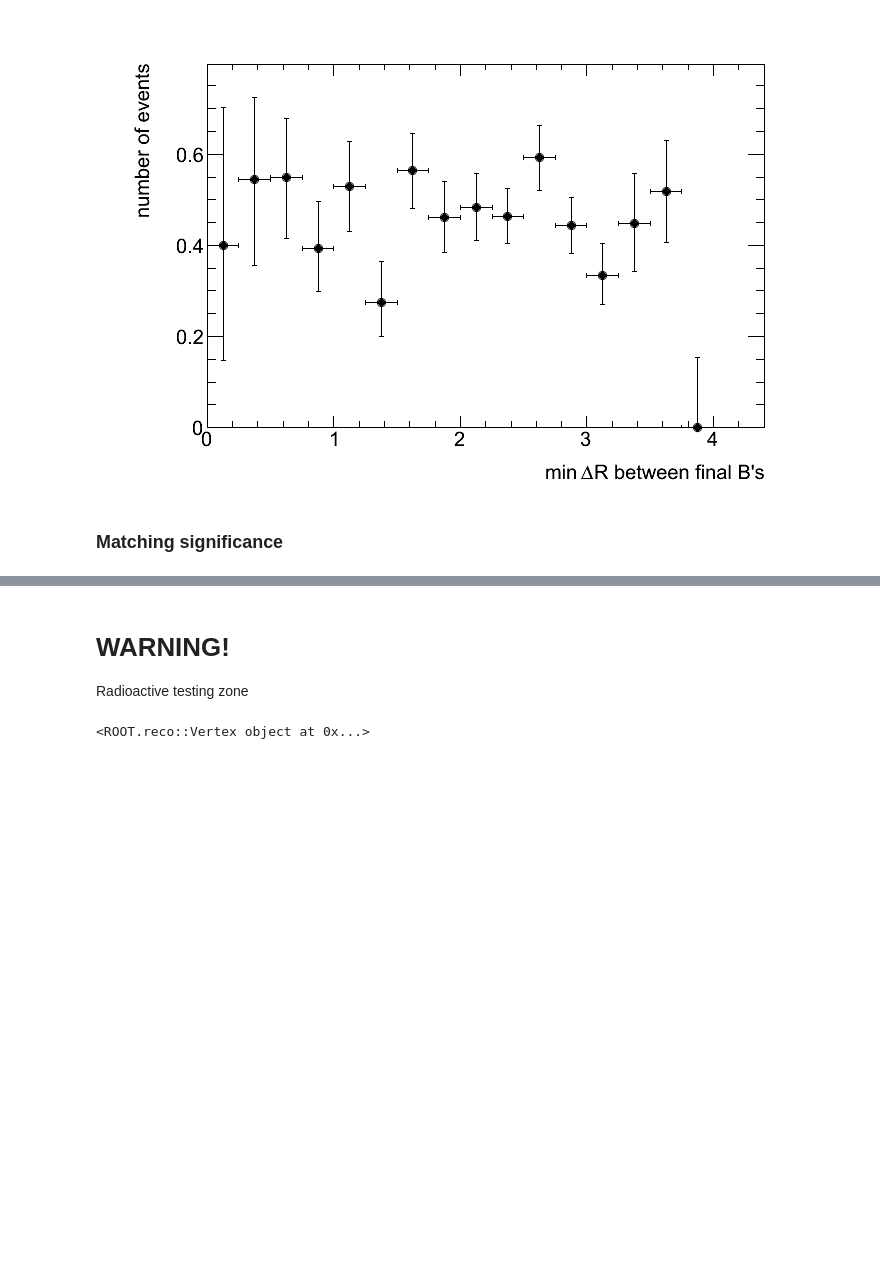
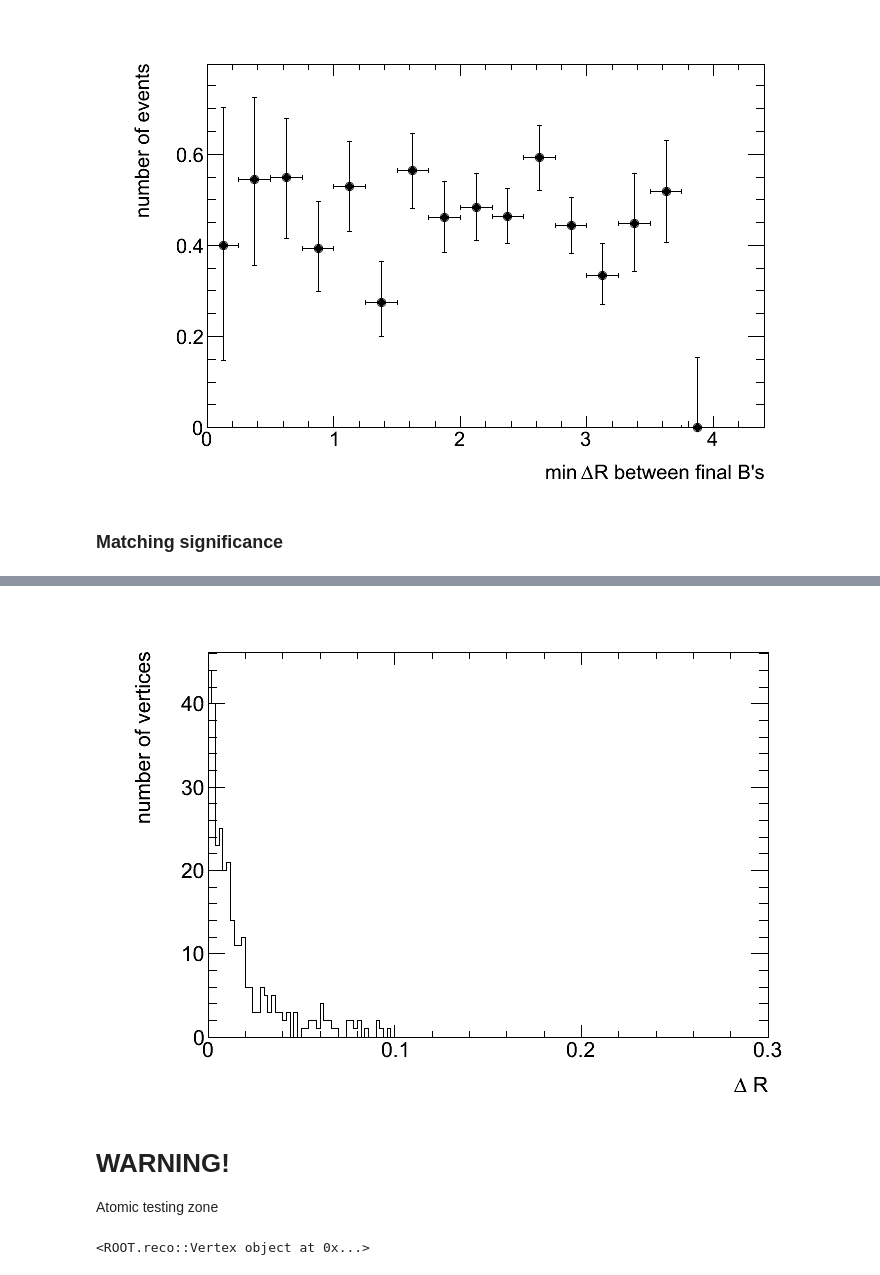
Before and after one commit to HeinerTholen/BTagDeltaR, a Jupyter notebook: Testing/python/iPyFwLite - TTdilep.ipynb, the cells around one changed output, grey strips where cells are left out. Saved outputs shown, nothing was run; the diff lists cells and outputs as text; code cells hidden in the pictures; blank space fills up the shorter version.

```diff
--- a/Testing/python/iPyFwLite - TTdilep.ipynb
+++ b/Testing/python/iPyFwLite - TTdilep.ipynb
@@ -183,6 +226,10 @@ fs.CovHistoIVF
+# %%
+fs.VertexDR
+# %% [output]
+[figure, added]
 # %% [markdown]
 # WARNING!
-Radioactive testing zone
+Atomic testing zone
 # %%
 event = next(events)
 event.getByLabel("MyAk7PFInclusiveSecondaryVertexFinderTagInfos", h_sv_ivf)
```
Also changed, not shown: parts of 10 cells of this notebook, 1 other file.
